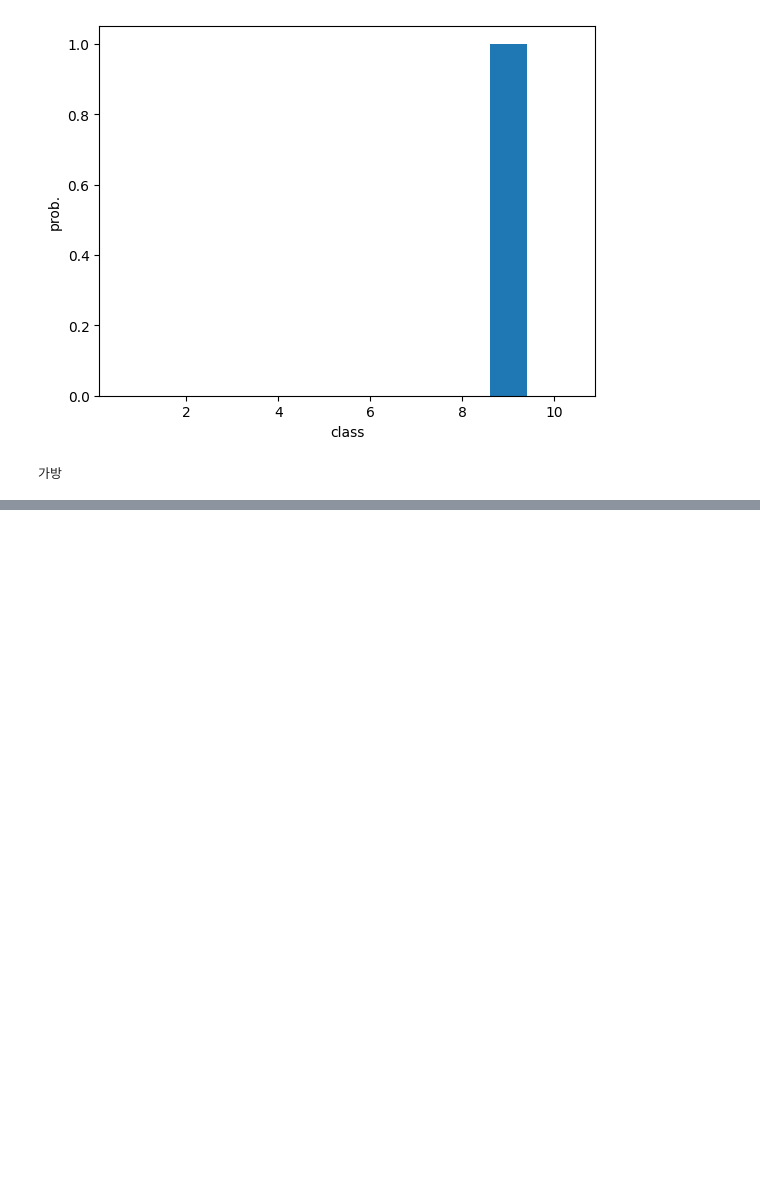
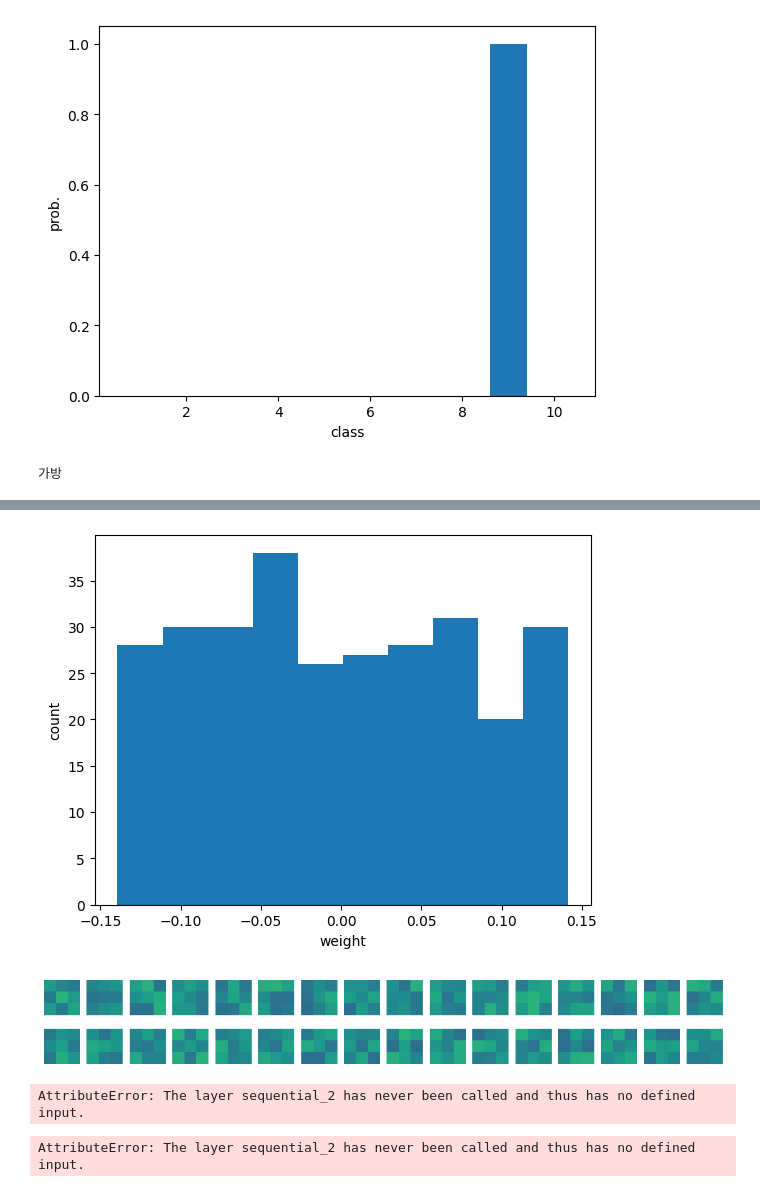
Before and after one commit to k-gyo/MLDL, a Jupyter notebook: 혼자 공부하는 머신러닝 + 딥러닝/Chapter08_이미지를_위한_인공_신경망.ipynb, the cells around one changed output, grey strips where cells are left out. Cells and saved outputs as stored; diff of their text form; code cells hidden in the pictures; blank space fills up the shorter version.

```diff
--- a/혼자 공부하는 머신러닝 + 딥러닝/Chapter08_이미지를_위한_인공_신경망.ipynb
+++ b/혼자 공부하는 머신러닝 + 딥러닝/Chapter08_이미지를_위한_인공_신경망.ipynb
@@ -226,0 +268,4 @@ model.evaluate(test_scaled, test_target)
+# %%
+no_training_model = keras.Sequential()
+no_training_model.add(keras.layers.Conv2D(32, kernel_size=3, activation=\
+'relu', padding='same', input_shape=(28,28,1)))
@@ -226,0 +282,25 @@ model.evaluate(test_scaled, test_target)
+# %%
+plt.hist(no_training_weights.reshape(-1, 1))
+plt.xlabel('weight')
+plt.ylabel('count')
+plt.show()
+# 텐서플로가 신경망의 가중치를 처음 초기화할 때 균등 분포에서 랜덤하게 값을 선택하기 때문
+# %% [output]
+[figure, added]
+# %%
+fig, axs = plt.subplots(2, 16, figsize=(15,2))
+for i in range(2):
+  for j in range(16):
+    axs[i, j].imshow(no_training_weights[:,:,0,i*16 + j], vmin=-0.5, vmax=0.5)
+    axs[i, j].axis('off')
+plt.show()
+# %% [output]
+[figure, added]
+# %%
+print(model.input)
+# %% [output]
+AttributeError: The layer sequential_2 has never been called and thus has no defined input.
+# %%
+conv_acti = keras.Model(model.input, model.layers[0].output)
+# %% [output]
+AttributeError: The layer sequential_2 has never been called and thus has no defined input.
```
Also changed, not shown: parts of 30 cells of this notebook.
